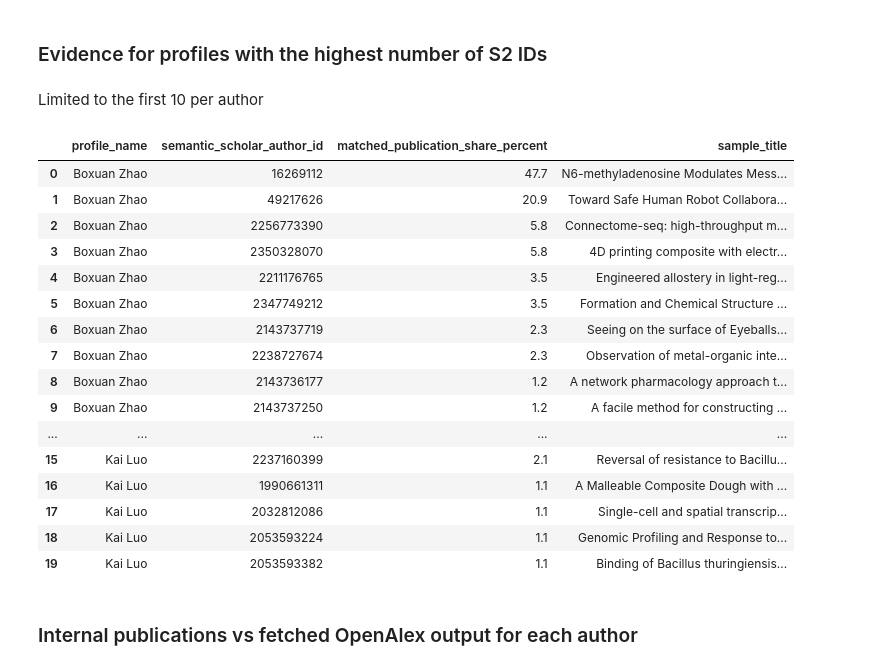
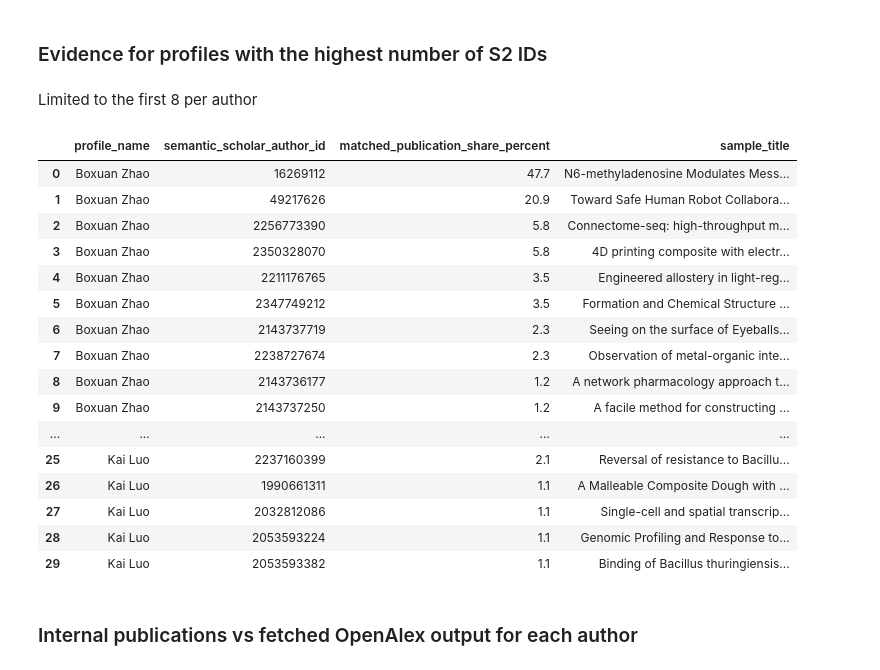
Before and after one commit to adityaballabh/scholarix-assessment, a Jupyter notebook: analysis/audit/audit.ipynb, the cells around one changed output. Drawn from its saved outputs; the diff is of its cells as text; code cells hidden in the pictures.

```diff
--- a/analysis/audit/audit.ipynb
+++ b/analysis/audit/audit.ipynb
@@ -265,9 +265,12 @@ display(s2_summary[["profile_name", "distinct_s2_author_ids"]].head(15).reset_in
 # %% [markdown]
 ### Evidence for profiles with the highest number of S2 IDs
 # %% [markdown]
-Limited to the first 10 per author
+Limited to the first 8 per author
 # %%
-top_s2_author_ids = s2_summary.head(2)["author_id"]
+max_s2_id_count = s2_summary["distinct_s2_author_ids"].max()
+top_s2_author_ids = s2_summary.loc[
+    s2_summary["distinct_s2_author_ids"] == max_s2_id_count, "author_id"
+]
 s2_details = s2_evidence.loc[s2_evidence["author_id"].isin(top_s2_author_ids)].copy()
 s2_details["profile_name"] = s2_details["author_id"].map(
     lambda author_id: internal_data[author_id]["profile"]["name"]
@@ -276,39 +279,39 @@ s2_details = (
     s2_details.sort_values(
         ["profile_name", "matched_publication_share_percent"], ascending=[True, False]
     )
     .groupby("profile_name")
     .head(10)
     .reset_index(drop=True)
 )
-with pd.option_context("display.max_colwidth", 120):
+with pd.option_context("display.max_colwidth", 80):
     display(
         s2_details[
             [
                 "profile_name",
                 "semantic_scholar_author_id",
                 "matched_publication_share_percent",
                 "sample_title",
             ]
         ]
     )
 # %% [output]
 |  | profile_name | semantic_scholar_author_id | matched_publication_share_percent | sample_title |
 | 0 | Boxuan Zhao | 16269112 | 47.7 | N6-methyladenosine Modulates Mess... |
 | 1 | Boxuan Zhao | 49217626 | 20.9 | Toward Safe Human Robot Collabora... |
 | 2 | Boxuan Zhao | 2256773390 | 5.8 | Connectome-seq: high-throughput m... |
 | 3 | Boxuan Zhao | 2350328070 | 5.8 | 4D printing composite with electr... |
 | 4 | Boxuan Zhao | 2211176765 | 3.5 | Engineered allostery in light-reg... |
 | 5 | Boxuan Zhao | 2347749212 | 3.5 | Formation and Chemical Structure ... |
 | 6 | Boxuan Zhao | 2143737719 | 2.3 | Seeing on the surface of Eyeballs... |
 | 7 | Boxuan Zhao | 2238727674 | 2.3 | Observation of metal-organic inte... |
 | 8 | Boxuan Zhao | 2143736177 | 1.2 | A network pharmacology approach t... |
 | 9 | Boxuan Zhao | 2143737250 | 1.2 | A facile method for constructing ... |
 | ... | ... | ... | ... | ... |
-| 15 | Kai Luo | 2237160399 | 2.1 | Reversal of resistance to Bacillu... |
-| 16 | Kai Luo | 1990661311 | 1.1 | A Malleable Composite Dough with ... |
-| 17 | Kai Luo | 2032812086 | 1.1 | Single-cell and spatial transcrip... |
-| 18 | Kai Luo | 2053593224 | 1.1 | Genomic Profiling and Response to... |
-| 19 | Kai Luo | 2053593382 | 1.1 | Binding of Bacillus thuringiensis... |
+| 25 | Kai Luo | 2237160399 | 2.1 | Reversal of resistance to Bacillu... |
+| 26 | Kai Luo | 1990661311 | 1.1 | A Malleable Composite Dough with ... |
+| 27 | Kai Luo | 2032812086 | 1.1 | Single-cell and spatial transcrip... |
+| 28 | Kai Luo | 2053593224 | 1.1 | Genomic Profiling and Response to... |
+| 29 | Kai Luo | 2053593382 | 1.1 | Binding of Bacillus thuringiensis... |
 # %% [markdown]
 ### Internal publications vs fetched OpenAlex output for each author
 # %%
```
